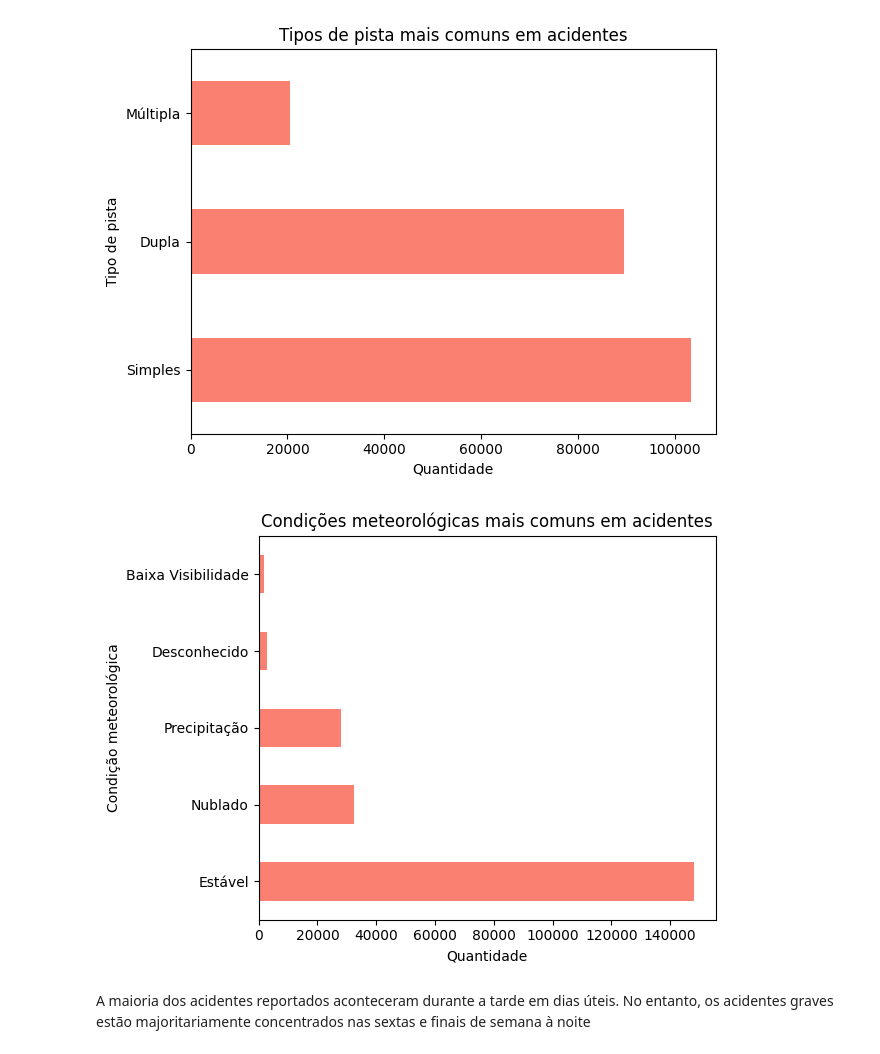
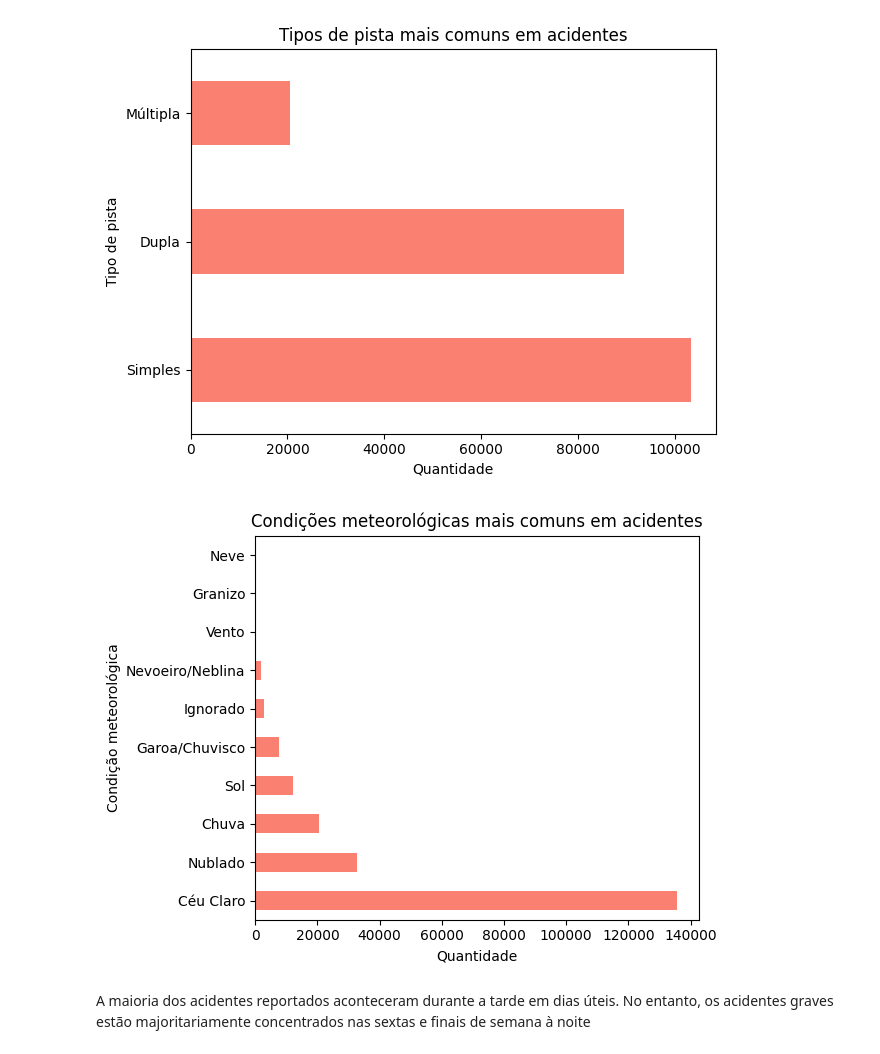
Before and after one commit to mmesqigor/Padroes-de-Acidentes-de-Transito-no-Brasil, a Jupyter notebook: index.ipynb, the cells around one changed output. Saved outputs shown, nothing was run; the diff lists cells and outputs as text; code cells hidden in the pictures.

```diff
--- a/index.ipynb
+++ b/index.ipynb
@@ -20,8 +21,8 @@ df_original = pd.read_csv("datatran/datatran_2023_2024_2025.csv")
 # %% [markdown]
 ### Transformação de Dados
 # %%
-df_original['km'] = df_original['km'].str.replace(',', '.', regex=False) # Trocando formatação decimal para evitar perda de dados
-df_original['km'] = pd.to_numeric(df_original['km'], errors='coerce')
+df['km'] = df['km'].str.replace(',', '.', regex=False) # Trocando formatação decimal para evitar perda de dados
+df['km'] = pd.to_numeric(df['km'], errors='coerce')
 # %% [markdown]
 ### Redução de Dimensionalidade
 # %%
@@ -69,12 +70,4 @@ def municipio_to_capital(municipio):
     else:
         return 0
 
-df_original['capital'] = df_original['municipio'].apply(municipio_to_capital)
+df['capital'] = df['municipio'].apply(municipio_to_capital)
-# %%
-def rodovia_federal(br):
-    if br != 0:
-        return 1
-    else:
-        return 0
-
-df_original['rodovia_federal'] = df_original['br'].apply(rodovia_federal)
@@ -81,22 +125,15 @@ df_original['rodovia_federal'] = df_original['br'].apply(rodovia_federal)
 # %%
-mapa_clima = {
-    "Céu Claro": "Estável",
-    "Sol": "Estável",
-    "Vento": "Estável",
+def mapa_clima(condicao):
+    if pd.isna(condicao):
+        return "Desconhecido"
+    condicao = condicao.strip().lower()
+    if condicao in ["céu claro", "sol", "vento"]:
+        return "Normal"
 
-    "Nublado": "Nublado",
+    elif condicao in ["chuva", "garoa/chuvisco", "granizo", "neve", "nublado", "nevoeiro/neblina"]:
+        return "Adversa"
 
-    "Chuva": "Precipitação",
-    "Garoa/Chuvisco": "Precipitação",
-    "Granizo": "Precipitação",
-    "Neve": "Precipitação",
+    else:
+        return "Desconhecido"
 
-    "Nevoeiro/Neblina": "Baixa Visibilidade",
-
-    "Ignorado": "Desconhecido",
-}
-
-df_original["meteorologia"] = (
-    df_original["condicao_metereologica"]
-    .map(mapa_clima)
-)
+df["meteorologia"] = df["condicao_metereologica"].apply(mapa_clima)
@@ -279,15 +401,15 @@ plt.show()
 # %% [output]
 [figure]
 # %%
-df['meteorologia'].value_counts().plot(kind='barh', color='salmon')
+df_original['condicao_metereologica'].value_counts().plot(kind='barh', color='salmon')
 
 plt.title('Condições meteorológicas mais comuns em acidentes')
 plt.xlabel('Quantidade')
 plt.ylabel('Condição meteorológica')
 plt.tight_layout()
 plt.show()
 # %% [output]
-[figure, old version]
+[figure, new version]
 # %% [markdown]
 A maioria dos acidentes reportados aconteceram durante a tarde em dias úteis. No entanto, os acidentes graves estão majoritariamente concentrados nas sextas e finais de semana à noite
 # %%
```
Also changed, not shown: parts of 22 cells of this notebook, 1 other file.
